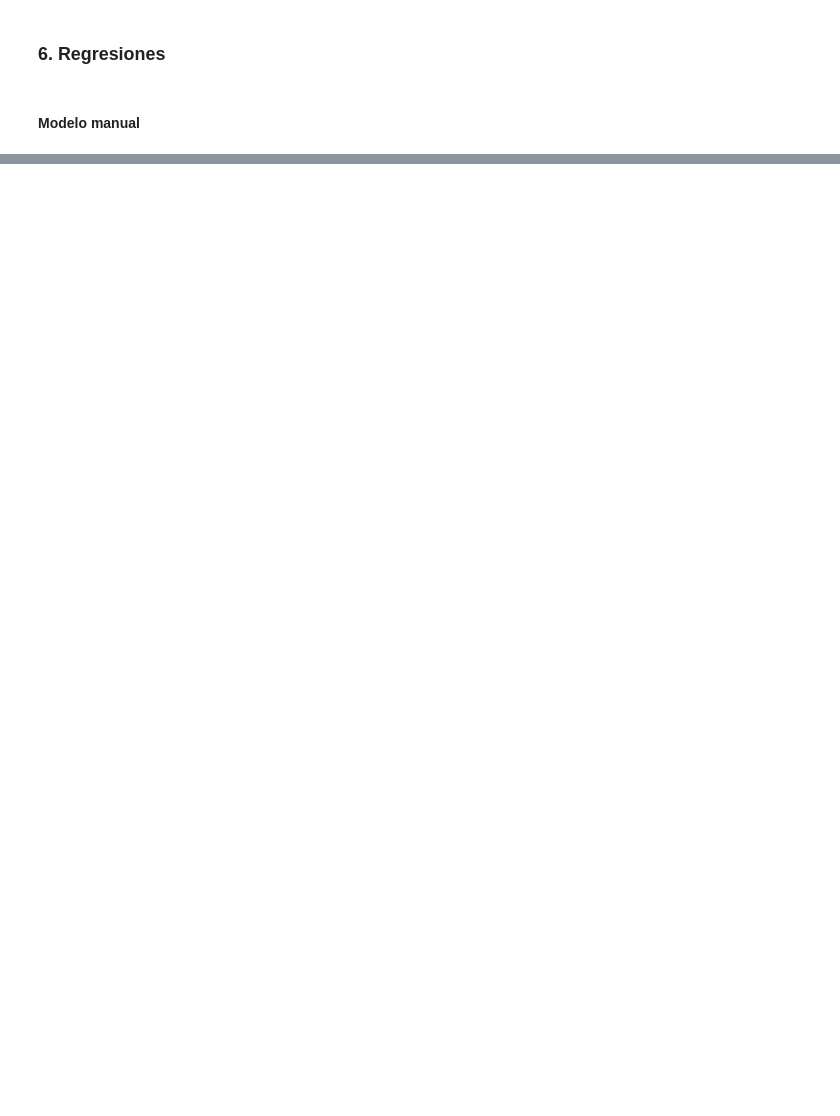
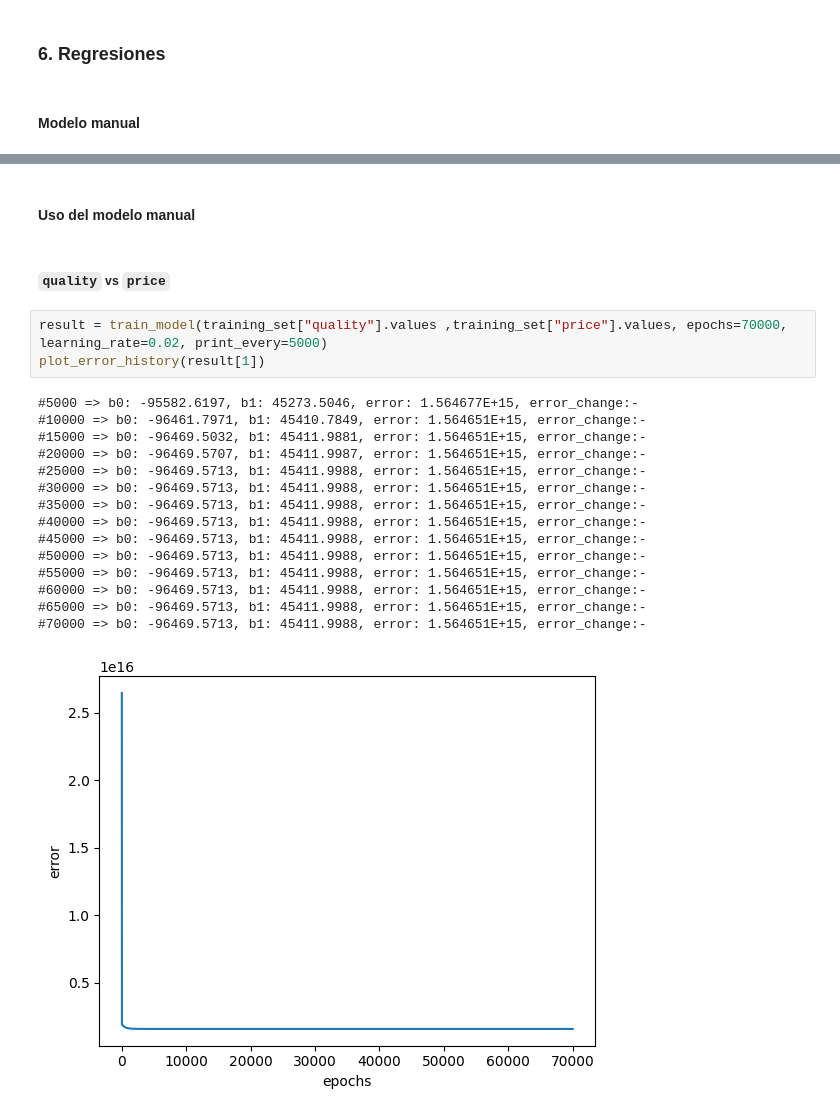
Before and after one commit to baquiax/econometrics-2, a Jupyter notebook: project1/solution.ipynb, the cells around one changed output, grey strips where cells are left out. Cells and saved outputs as stored; diff of their text form; blank space fills up the shorter version.

```diff
--- a/project1/solution.ipynb
+++ b/project1/solution.ipynb
@@ -210,0 +256,23 @@ for i in range(0, len(result[0]), 2):
+# %% [markdown]
+#### Uso del modelo manual
+# %% [markdown]
+##### `quality` vs `price`
+# %%
+result = train_model(training_set["quality"].values ,training_set["price"].values, epochs=70000, learning_rate=0.02, print_every=5000)
+plot_error_history(result[1])
+# %% [output]
+#5000 => b0: -95582.6197, b1: 45273.5046, error: 1.564677E+15, error_change:-
+#10000 => b0: -96461.7971, b1: 45410.7849, error: 1.564651E+15, error_change:-
+#15000 => b0: -96469.5032, b1: 45411.9881, error: 1.564651E+15, error_change:-
+#20000 => b0: -96469.5707, b1: 45411.9987, error: 1.564651E+15, error_change:-
+#25000 => b0: -96469.5713, b1: 45411.9988, error: 1.564651E+15, error_change:-
+#30000 => b0: -96469.5713, b1: 45411.9988, error: 1.564651E+15, error_change:-
+#35000 => b0: -96469.5713, b1: 45411.9988, error: 1.564651E+15, error_change:-
+#40000 => b0: -96469.5713, b1: 45411.9988, error: 1.564651E+15, error_change:-
+#45000 => b0: -96469.5713, b1: 45411.9988, error: 1.564651E+15, error_change:-
+#50000 => b0: -96469.5713, b1: 45411.9988, error: 1.564651E+15, error_change:-
+#55000 => b0: -96469.5713, b1: 45411.9988, error: 1.564651E+15, error_change:-
+#60000 => b0: -96469.5713, b1: 45411.9988, error: 1.564651E+15, error_change:-
+#65000 => b0: -96469.5713, b1: 45411.9988, error: 1.564651E+15, error_change:-
+#70000 => b0: -96469.5713, b1: 45411.9988, error: 1.564651E+15, error_change:-
+[figure, added]
```
Also changed, not shown: parts of 20 cells of this notebook, 1 other file.
